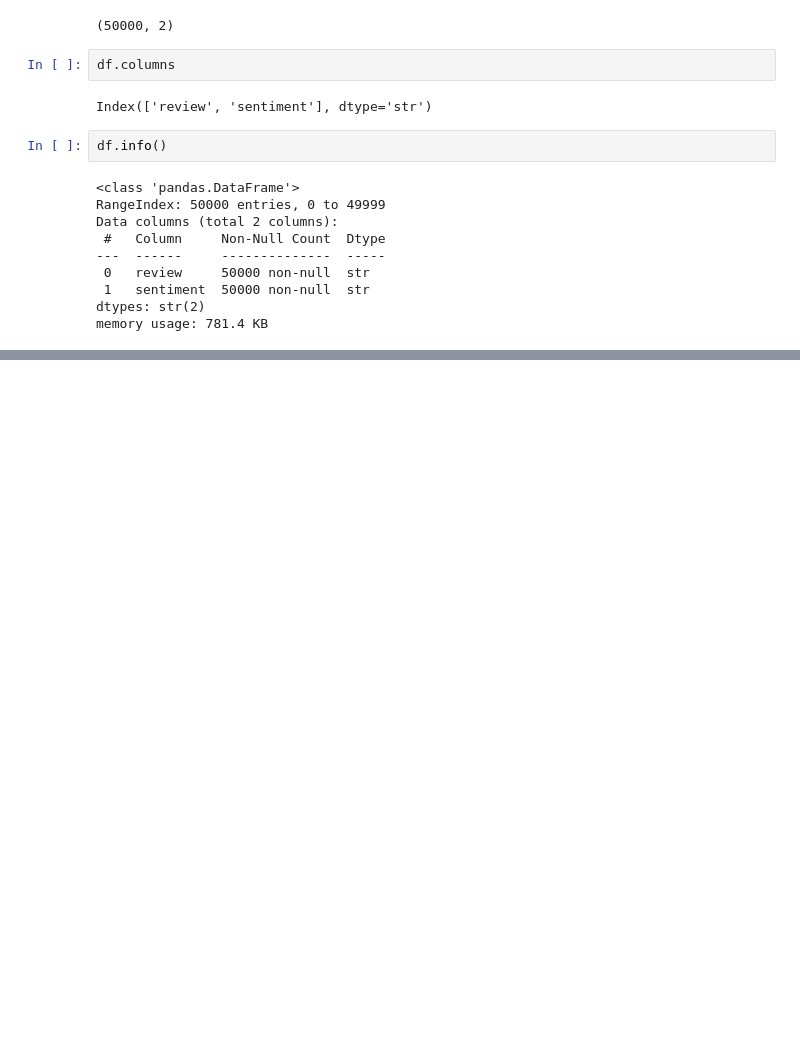
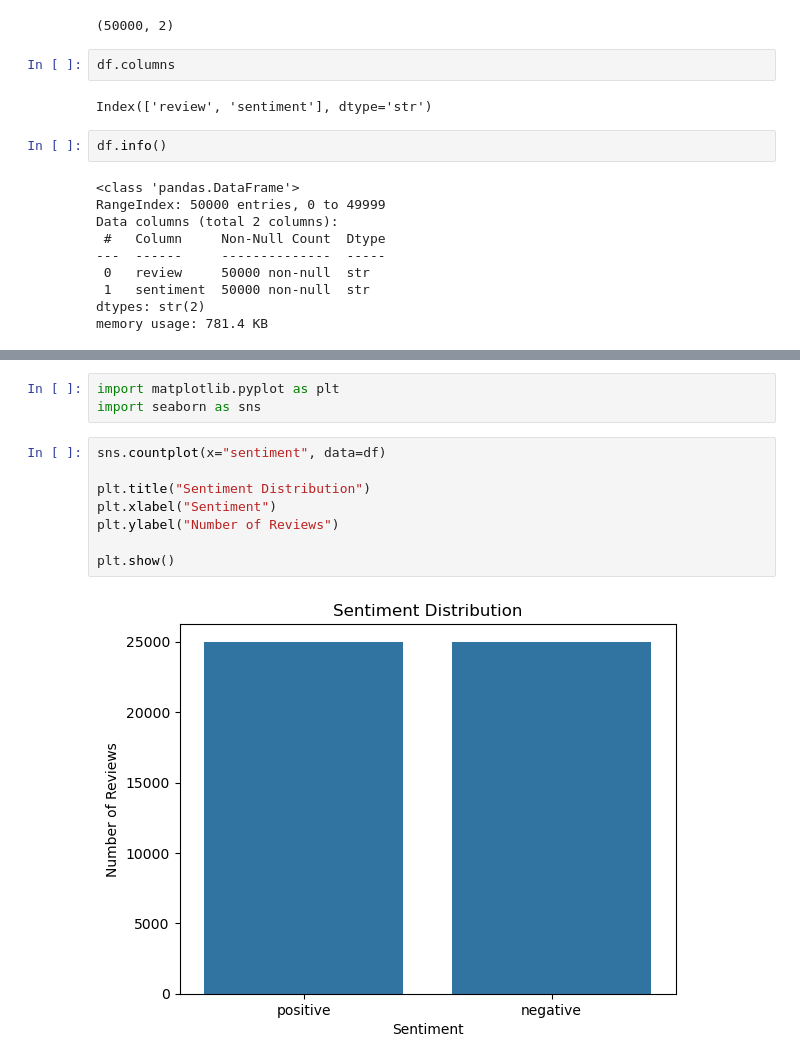
Before and after one commit to Pragya-05/Mini-projects-Machine-Learning, a Jupyter notebook: Movie-Review-Sentiment-Analyzer/notebooks/sentiment_analysis.ipynb, the cells around one changed output, grey strips where cells are left out. Cells and saved outputs as stored; diff of their text form; blank space fills up the shorter version.

Commit message:
Completed exploratory data analysis on IMDB reviews

```diff
--- a/Movie-Review-Sentiment-Analyzer/notebooks/sentiment_analysis.ipynb
+++ b/Movie-Review-Sentiment-Analyzer/notebooks/sentiment_analysis.ipynb
@@ -53,0 +92,13 @@ Observations:
+# %%
+import matplotlib.pyplot as plt
+import seaborn as sns
+# %%
+sns.countplot(x="sentiment", data=df)
+
+plt.title("Sentiment Distribution")
+plt.xlabel("Sentiment")
+plt.ylabel("Number of Reviews")
+
+plt.show()
+# %% [output]
+[figure, added]
```
Also changed, not shown: parts of 16 cells of this notebook.
